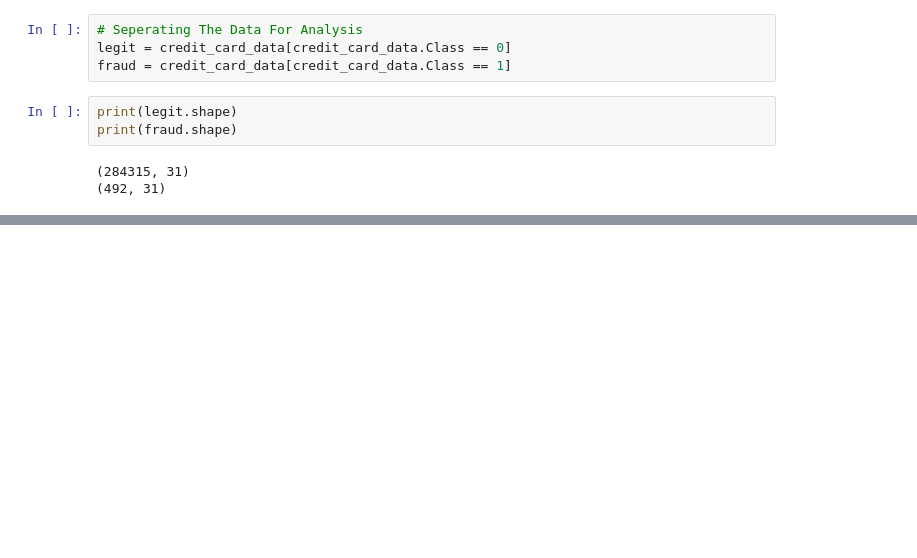
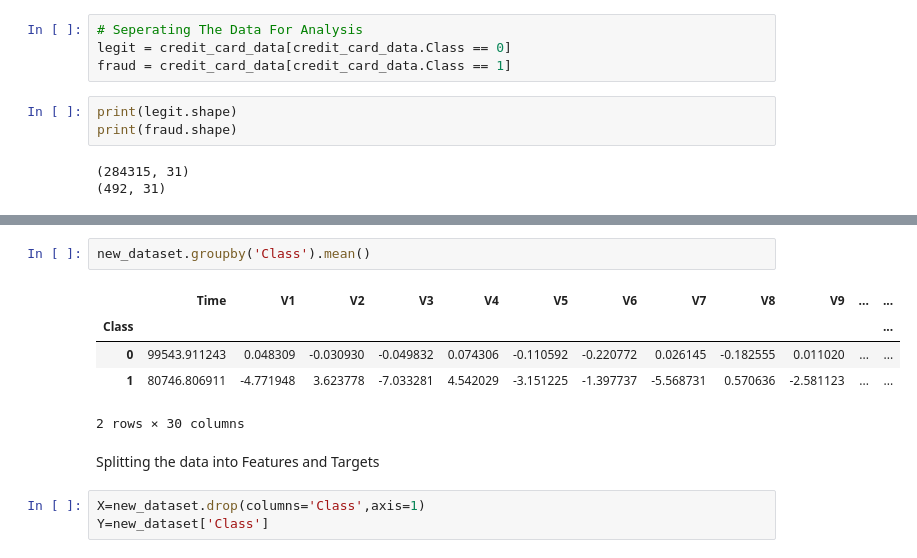
Before and after one commit to Tame55/Credit-Card-Fraud-Detection, a Jupyter notebook: Credit_Card_Fraud_Detection.ipynb, the cells around one changed output, grey strips where cells are left out. Saved outputs shown, nothing was run; the diff lists cells and outputs as text; blank space fills up the shorter version.

```diff
--- a/Credit_Card_Fraud_Detection.ipynb
+++ b/Credit_Card_Fraud_Detection.ipynb
@@ -105,0 +184,13 @@ print(fraud.shape)
+# %%
+new_dataset.groupby('Class').mean()
+# %% [output]
+|  | Time | V1 | V2 | V3 | V4 | V5 | V6 | V7 | V8 | V9 | ... | ... |
+| Class |  |  |  |  |  |  |  |  |  |  |  | ... |
+| 0 | 99543.911243 | 0.048309 | -0.030930 | -0.049832 | 0.074306 | -0.110592 | -0.220772 | 0.026145 | -0.182555 | 0.011020 | ... | ... |
+| 1 | 80746.806911 | -4.771948 | 3.623778 | -7.033281 | 4.542029 | -3.151225 | -1.397737 | -5.568731 | 0.570636 | -2.581123 | ... | ... |
+2 rows × 30 columns
+# %% [markdown]
+Splitting the data into Features and Targets
+# %%
+X=new_dataset.drop(columns='Class',axis=1)
+Y=new_dataset['Class']
```
Also changed, not shown: parts of 17 cells of this notebook.
